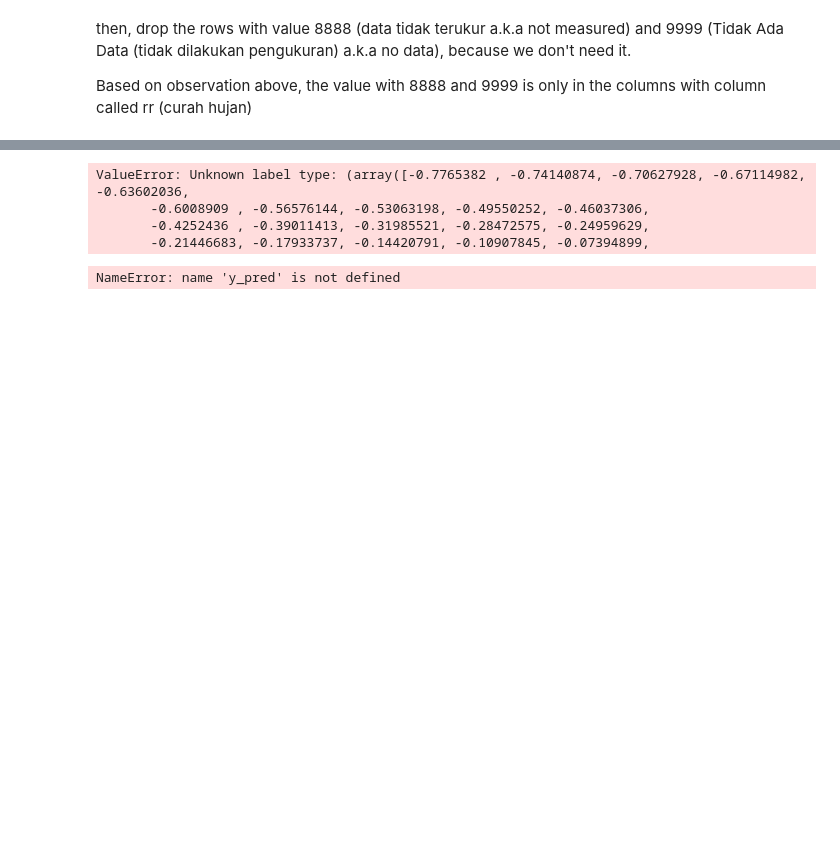
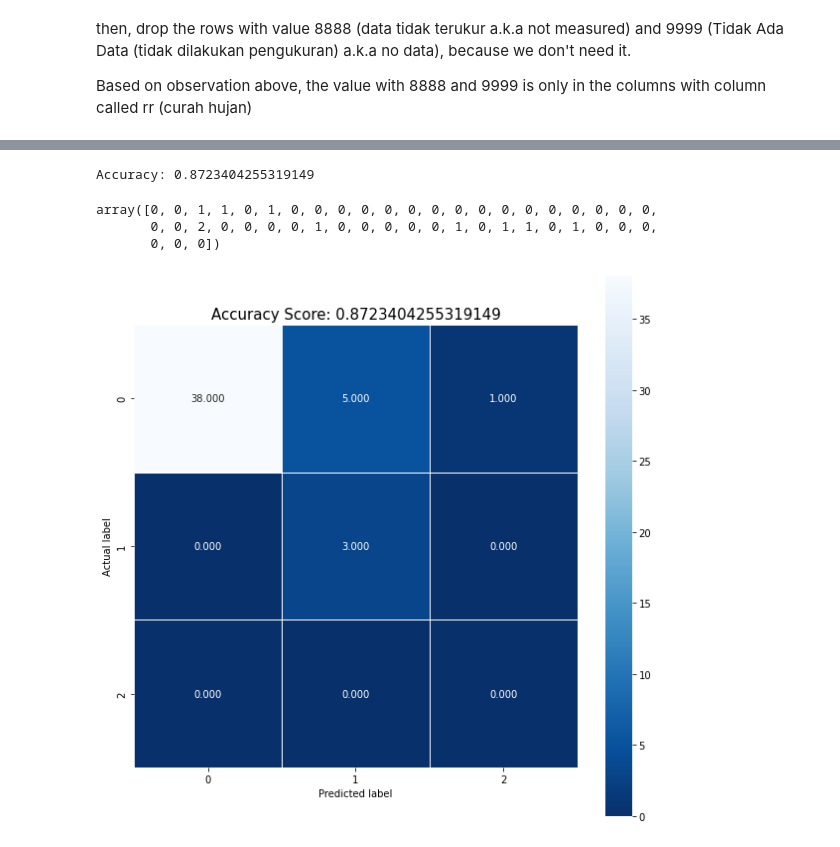
Before and after one commit to rachyharkov/nb-climate-change, a Jupyter notebook: notebook.ipynb, the cells around one changed output, grey strips where cells are left out. Cells and saved outputs as stored; diff of their text form; code cells hidden in the pictures; blank space fills up the shorter version.

```diff
--- a/notebook.ipynb
+++ b/notebook.ipynb
@@ -156,9 +166,9 @@ plt.show()
 # %%
 #  variabel bebas
-print(df_norm.columns)
-y = df_norm['rr']
-df = df_norm.drop(["rr","tanggal"], axis = 1)
+print(df_labelled.columns)
+y = df_labelled['rr_cat']
+df = df_labelled.drop(["tanggal"], axis = 1)
 #variabel tidak bebas
-df
+y
 # %% [output]
 Index(['tanggal', 'tn', 'tx', 'tavg', 'rh_avg', 'rr', 'ss', 'ff_x', 'ddd_x',
@@ -206,21 +209,45 @@ x_train.shape, x_test.shape, y_train.shape, y_test.shape
 # %%
-# import the model using gaussian naive bayes
-from sklearn.naive_bayes import GaussianNB
+# import the model using multinomial naive bayes
 
-# create the model
-model = GaussianNB()
+from sklearn.naive_bayes import MultinomialNB
+gnb = MultinomialNB()
 
 # train the model
-model.fit(x_train, y_train)
+gnb.fit(x_train, y_train)
 
 # predict the model
-y_pred = model.predict(x_test)
-y_pred
+y_pred = gnb.predict(x_test)
+
+# import the metrics
+from sklearn import metrics
+
+# print the accuracy
+print("Accuracy:",metrics.accuracy_score(y_test, y_pred))
 # %% [output]
-ValueError: Unknown label type: (array([-0.7765382 , -0.74140874, -0.70627928, -0.67114982, -0.63602036,
-       -0.6008909 , -0.56576144, -0.53063198, -0.49550252, -0.46037306,
-       -0.4252436 , -0.39011413, -0.31985521, -0.28472575, -0.24959629,
-       -0.21446683, -0.17933737, -0.14420791, -0.10907845, -0.07394899,
+Accuracy: 0.8723404255319149
+# %%
+y_pred
+# %% [output]
+array([0, 0, 1, 1, 0, 1, 0, 0, 0, 0, 0, 0, 0, 0, 0, 0, 0, 0, 0, 0, 0, 0,
+       0, 0, 2, 0, 0, 0, 0, 1, 0, 0, 0, 0, 0, 1, 0, 1, 1, 0, 1, 0, 0, 0,
+       0, 0, 0])
+# %%
+# plot naive bayes confusion matrix
+from sklearn.metrics import confusion_matrix
+import seaborn as sns
+import matplotlib.pyplot as plt
+
+cm = confusion_matrix(y_test, y_pred)
+plt.figure(figsize=(10,10))
+sns.heatmap(cm, annot=True, linewidths=.5, square = True, cmap = 'Blues_r');
+plt.ylabel('Actual label');
+plt.xlabel('Predicted label');
+all_sample_title = 'Accuracy Score: {0}'.format(metrics.accuracy_score(y_test, y_pred))
+plt.title(all_sample_title, size = 15);
+
+plt.show()
+# %% [output]
+[figure, added]
 # %%
 # show the y_test based on separation dataset
 # np.array(y_test)
@@ -235,6 +262,4 @@ print(classification_report(y_test, y_pred))
 print(confusion_matrix(y_test,y_pred))
 
 # this value will show all probability for each predicted class
-model.predict_proba(x_test)
+y_pred.predict_proba(x_test)
-# %% [output]
-NameError: name 'y_pred' is not defined
```
Also changed, not shown: parts of 13 cells of this notebook.
